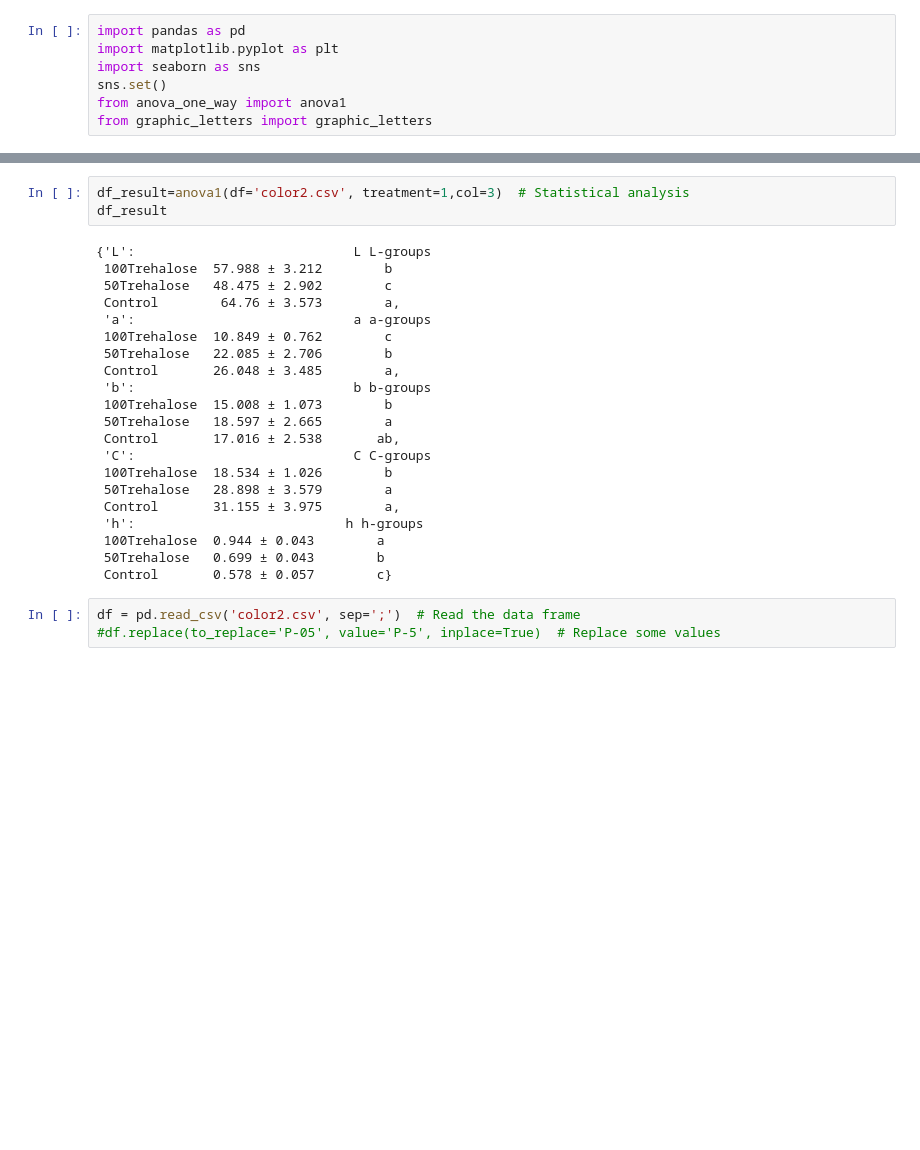
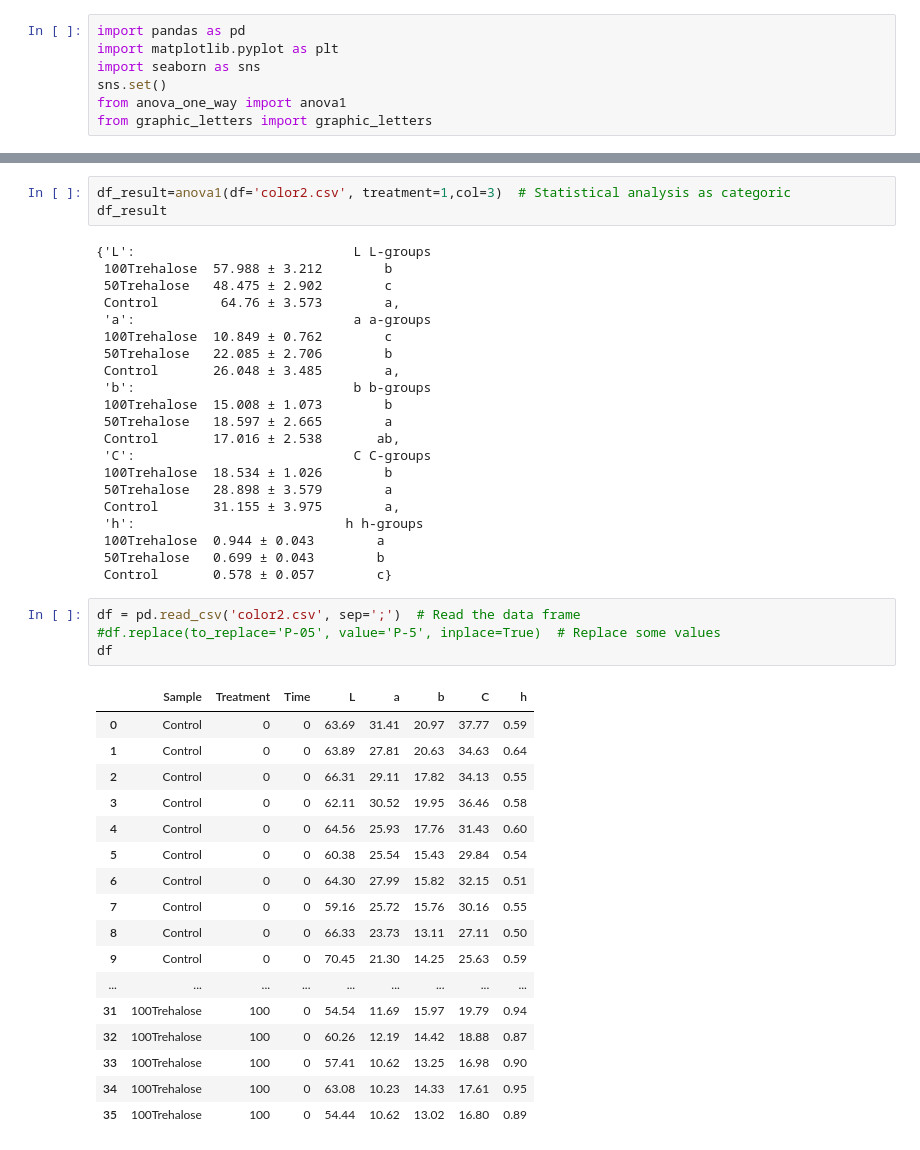
Before and after one commit to jmcastagnini/Food-Science-with-Python, a Jupyter notebook: Estadistica/5-graphic_letters.ipynb, the cells around one changed output, grey strips where cells are left out. Cells and saved outputs as stored; diff of their text form; blank space fills up the shorter version.

```diff
--- a/Estadistica/5-graphic_letters.ipynb
+++ b/Estadistica/5-graphic_letters.ipynb
@@ -8,5 +32,5 @@ from graphic_letters import graphic_letters
 # %%
-df_result=anova1(df='color2.csv', treatment=1,col=3)  # Statistical analysis
+df_result=anova1(df='color2.csv', treatment=1,col=3)  # Statistical analysis as categoric
 df_result
 # %% [output]
 {'L':                            L L-groups
@@ -32,5 +56,24 @@ df_result
 # %%
 df = pd.read_csv('color2.csv', sep=';')  # Read the data frame
 #df.replace(to_replace='P-05', value='P-5', inplace=True)  # Replace some values
+df
+# %% [output]
+|  | Sample | Treatment | Time | L | a | b | C | h |
+| 0 | Control | 0 | 0 | 63.69 | 31.41 | 20.97 | 37.77 | 0.59 |
+| 1 | Control | 0 | 0 | 63.89 | 27.81 | 20.63 | 34.63 | 0.64 |
+| 2 | Control | 0 | 0 | 66.31 | 29.11 | 17.82 | 34.13 | 0.55 |
+| 3 | Control | 0 | 0 | 62.11 | 30.52 | 19.95 | 36.46 | 0.58 |
+| 4 | Control | 0 | 0 | 64.56 | 25.93 | 17.76 | 31.43 | 0.60 |
+| 5 | Control | 0 | 0 | 60.38 | 25.54 | 15.43 | 29.84 | 0.54 |
+| 6 | Control | 0 | 0 | 64.30 | 27.99 | 15.82 | 32.15 | 0.51 |
+| 7 | Control | 0 | 0 | 59.16 | 25.72 | 15.76 | 30.16 | 0.55 |
+| 8 | Control | 0 | 0 | 66.33 | 23.73 | 13.11 | 27.11 | 0.50 |
+| 9 | Control | 0 | 0 | 70.45 | 21.30 | 14.25 | 25.63 | 0.59 |
+| ... | ... | ... | ... | ... | ... | ... | ... | ... |
+| 31 | 100Trehalose | 100 | 0 | 54.54 | 11.69 | 15.97 | 19.79 | 0.94 |
+| 32 | 100Trehalose | 100 | 0 | 60.26 | 12.19 | 14.42 | 18.88 | 0.87 |
+| 33 | 100Trehalose | 100 | 0 | 57.41 | 10.62 | 13.25 | 16.98 | 0.90 |
+| 34 | 100Trehalose | 100 | 0 | 63.08 | 10.23 | 14.33 | 17.61 | 0.95 |
+| 35 | 100Trehalose | 100 | 0 | 54.44 | 10.62 | 13.02 | 16.80 | 0.89 |
 # %%
 fig, ax = plt.subplots(1,3, figsize=(14,5))  # Create a figure of 1 row and 3 columns
```
Also changed, not shown: parts of 4 cells of this notebook.
